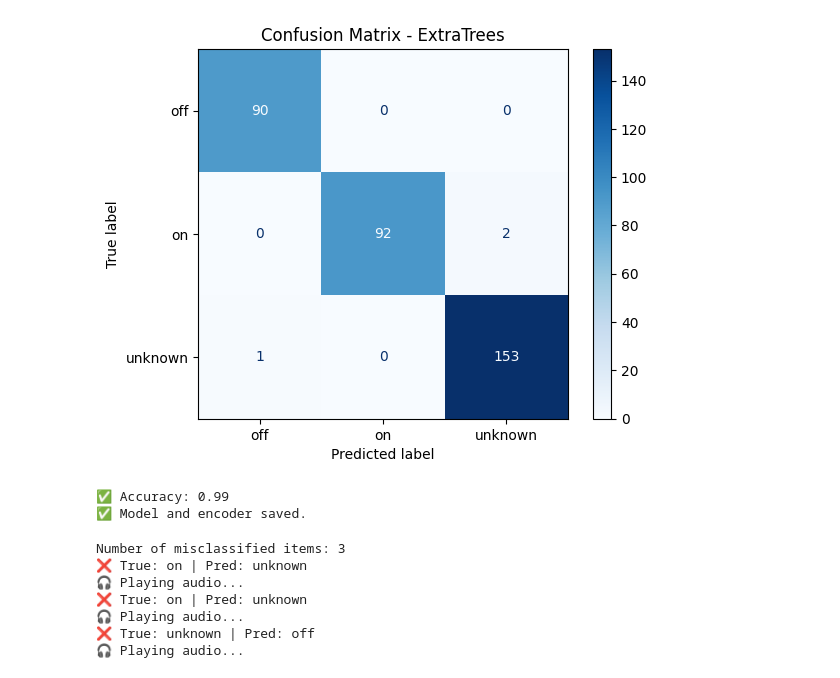
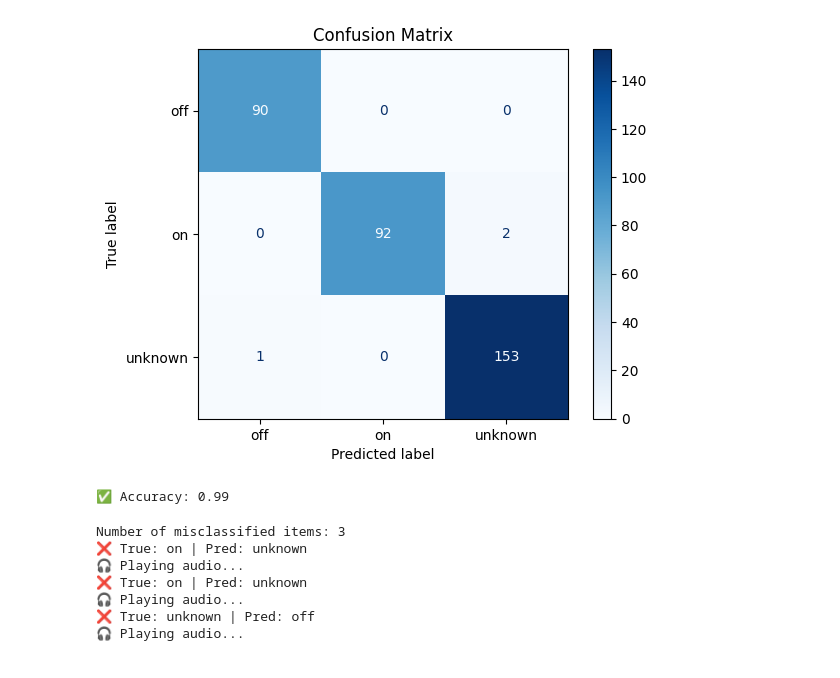
Before and after one commit to ahmedbassuni61/Voice_Command_Recognition, a Jupyter notebook: testing.ipynb, the cells around one changed output. Cells and saved outputs as stored; diff of their text form; code cells hidden in the pictures.

```diff
--- a/testing.ipynb
+++ b/testing.ipynb
@@ -7,6 +7,7 @@ import sounddevice as sd
 from sklearn.model_selection import train_test_split
 from sklearn.preprocessing import LabelEncoder, StandardScaler
 from sklearn.ensemble import ExtraTreesClassifier
+from sklearn.ensemble import RandomForestClassifier
 from sklearn.pipeline import Pipeline
 from sklearn.metrics import accuracy_score, confusion_matrix, ConfusionMatrixDisplay
 import matplotlib.pyplot as plt
@@ -15,7 +16,7 @@ import matplotlib.pyplot as plt
 # Parameters
 # -----------------------------
 DATASET_PATH = "dataset_augmented"
-SAMPLES_PER_FILE = 16000   # 1 sec @16kHz
+SAMPLES_PER_FILE = 32000   # 2 sec @16kHz
 N_MFCC = 13
 MAX_LEN = 88
 
@@ -62,59 +63,57 @@ X = np.array(features)
 y = np.array(labels)
 X_paths = np.array(paths)
 
+# -----------------------------
 # Encode labels
+# -----------------------------
 encoder = LabelEncoder()
 y_encoded = encoder.fit_transform(y)
 
+# -----------------------------
 # Train-test split
+# -----------------------------
 X_train, X_test, y_train, y_test, X_train_paths, X_test_paths = train_test_split(
     X, y_encoded, X_paths, test_size=0.2, random_state=42
 )
 # %%
-label_to_int = dict(zip(encoder.classes_, range(len(encoder.classes_))))
-
-class_weight = {
-    label_to_int['on']: 2.0,
-    label_to_int['off']: 1.0,
-    label_to_int['unknown']: 1.0
-}
-
 # -----------------------------
 # Pipeline & Model
 # -----------------------------
+base_model = RandomForestClassifier(n_estimators=150,random_state=42)
 mypipeline = Pipeline([
     ("scaler", StandardScaler()),
-    ("classifier", ExtraTreesClassifier(n_estimators=150,max_depth=15,class_weight=class_weight, random_state=42))
+    ("classifier", base_model)
 ])
 
 mypipeline.fit(X_train, y_train)
 
 # -----------------------------
 # Evaluate
 # -----------------------------
 y_pred = mypipeline.predict(X_test)
 
 # Confusion matrix
 cm = confusion_matrix(y_test, y_pred)
 disp = ConfusionMatrixDisplay(confusion_matrix=cm, display_labels=encoder.classes_)
 disp.plot(cmap=plt.cm.Blues, values_format='d')
-plt.title("Confusion Matrix - ExtraTrees")
+plt.title("Confusion Matrix")
 plt.show()
 
+# -----------------------------
 # Accuracy
+# -----------------------------
 acc = accuracy_score(y_test, y_pred)
 print(f"✅ Accuracy: {acc:.2f}")
 
 # -----------------------------
 # Save model + encoder
 # -----------------------------
-joblib.dump(mypipeline, "on_off_rf_model.pkl")
-joblib.dump(encoder, "label_encoder.pkl")
-print("✅ Model and encoder saved.")
+#joblib.dump(mypipeline, "on_off_rf_model.pkl")
+#joblib.dump(encoder, "label_encoder.pkl")
+#print("✅ Model and encoder saved.")
 # %% [output]
-[figure, old version]
+[figure, new version]
 ✅ Accuracy: 0.99
-✅ Model and encoder saved.
 # %%
 # -----------------------------
 # Identify misclassified items
```
Also changed, not shown: parts of 1 cell of this notebook, 2 other files.
